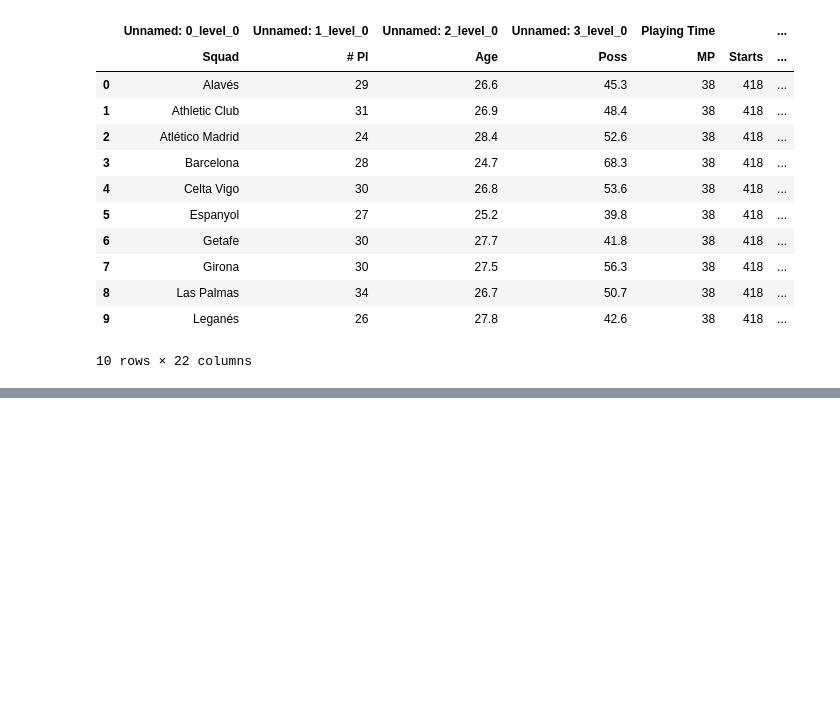
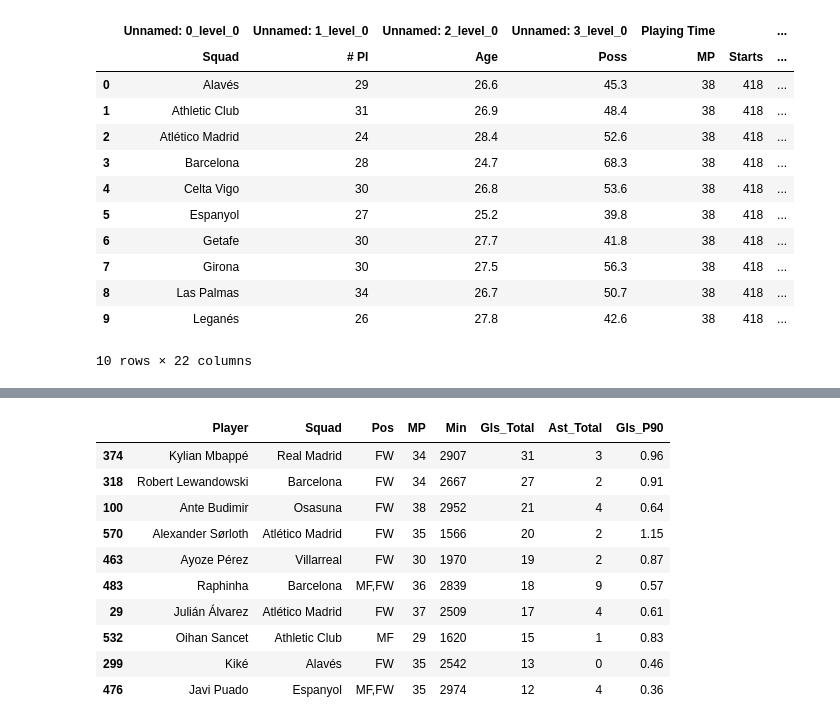
Before and after one commit to Magffbe/football-tactical-dashboard, a Jupyter notebook: experimentos.ipynb, the cells around one changed output, grey strips where cells are left out. Drawn from its saved outputs; the diff is of its cells as text; code cells hidden in the pictures; blank space fills up the shorter version.

```diff
--- a/experimentos.ipynb
+++ b/experimentos.ipynb
@@ -504,0 +537,43 @@ Claves disponibles: ['squad', 'opponent', 'player']
+# %%
+# 1. Tomar copia fresca de la tabla de jugadores desde datos_dict
+df_limpio = datos_dict['player'].copy()
+
+# 2. Renombrar combinando categoría + métrica para evitar duplicados
+nuevas_columnas = []
+for col in df_limpio.columns:
+    if isinstance(col, tuple):
+        nivel_0, nivel_1 = col[0], col[1]
+        if 'Per 90' in nivel_0:
+            nuevas_columnas.append(f"{nivel_1}_P90")
+        elif 'Performance' in nivel_0:
+            nuevas_columnas.append(f"{nivel_1}_Total")
+        else:
+            nuevas_columnas.append(nivel_1)
+    else:
+        nuevas_columnas.append(col)
+
+df_limpio.columns = nuevas_columnas
+
+# 3. Eliminar filas repetidas de encabezados intermedios y convertir goles a números
+df_limpio = df_limpio[df_limpio['Player'] != 'Player'].copy()
+df_limpio['Gls_Total'] = pd.to_numeric(df_limpio['Gls_Total'], errors='coerce')
+df_limpio['Ast_Total'] = pd.to_numeric(df_limpio['Ast_Total'], errors='coerce')
+df_limpio['Gls_P90'] = pd.to_numeric(df_limpio['Gls_P90'], errors='coerce')
+
+# 4. Filtrar y mostrar el Top 10 de goleadores de La Liga
+columnas_clave = ['Player', 'Squad', 'Pos', 'MP', 'Min', 'Gls_Total', 'Ast_Total', 'Gls_P90']
+top_goleadores = df_limpio.sort_values(by='Gls_Total', ascending=False)[columnas_clave].head(10)
+
+display(top_goleadores)
+# %% [output]
+|  | Player | Squad | Pos | MP | Min | Gls_Total | Ast_Total | Gls_P90 |
+| 374 | Kylian Mbappé | Real Madrid | FW | 34 | 2907 | 31 | 3 | 0.96 |
+| 318 | Robert Lewandowski | Barcelona | FW | 34 | 2667 | 27 | 2 | 0.91 |
+| 100 | Ante Budimir | Osasuna | FW | 38 | 2952 | 21 | 4 | 0.64 |
+| 570 | Alexander Sørloth | Atlético Madrid | FW | 35 | 1566 | 20 | 2 | 1.15 |
+| 463 | Ayoze Pérez | Villarreal | FW | 30 | 1970 | 19 | 2 | 0.87 |
+| 483 | Raphinha | Barcelona | MF,FW | 36 | 2839 | 18 | 9 | 0.57 |
+| 29 | Julián Álvarez | Atlético Madrid | FW | 37 | 2509 | 17 | 4 | 0.61 |
+| 532 | Oihan Sancet | Athletic Club | MF | 29 | 1620 | 15 | 1 | 0.83 |
+| 299 | Kiké | Alavés | FW | 35 | 2542 | 13 | 0 | 0.46 |
+| 476 | Javi Puado | Espanyol | MF,FW | 35 | 2974 | 12 | 4 | 0.36 |
```
Also changed, not shown: parts of 1 cell of this notebook, 3 other files.
